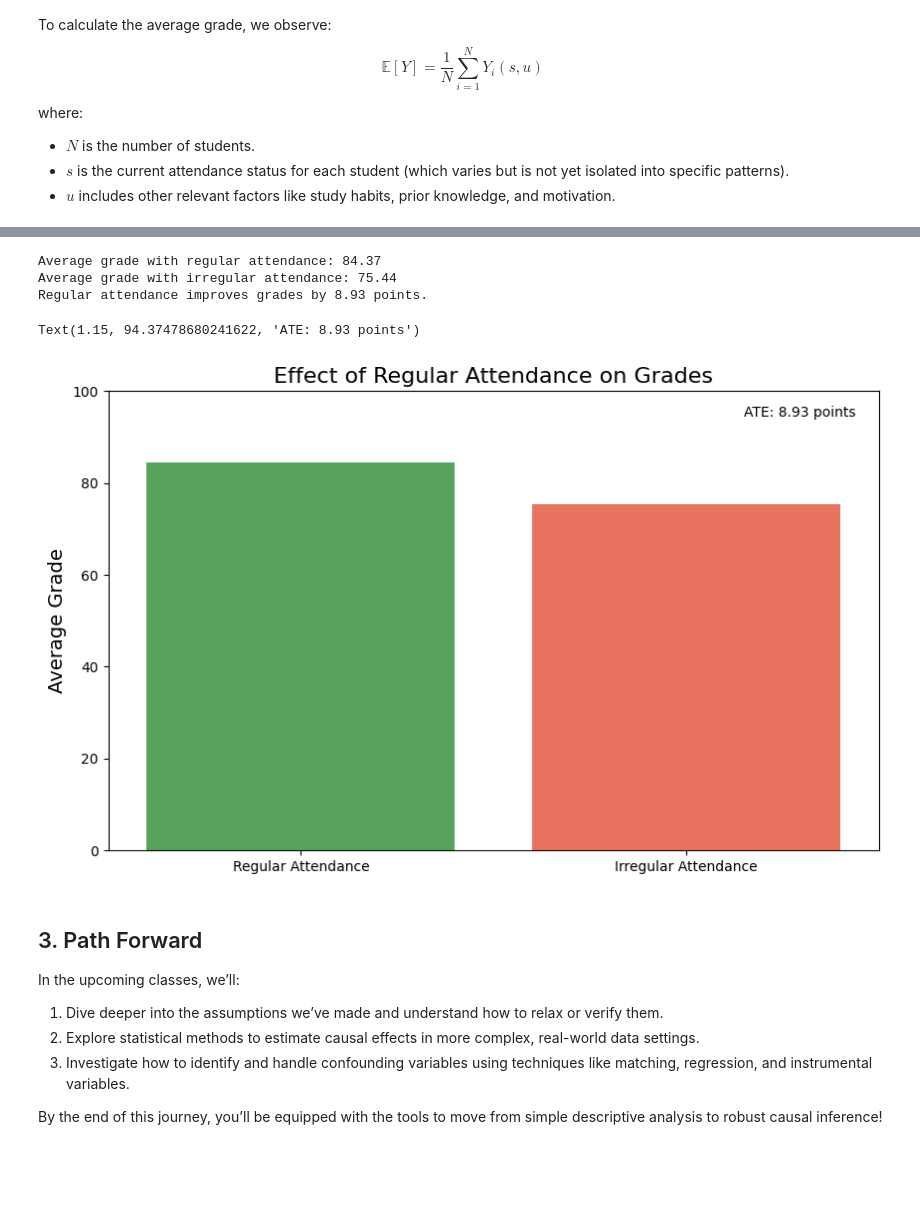
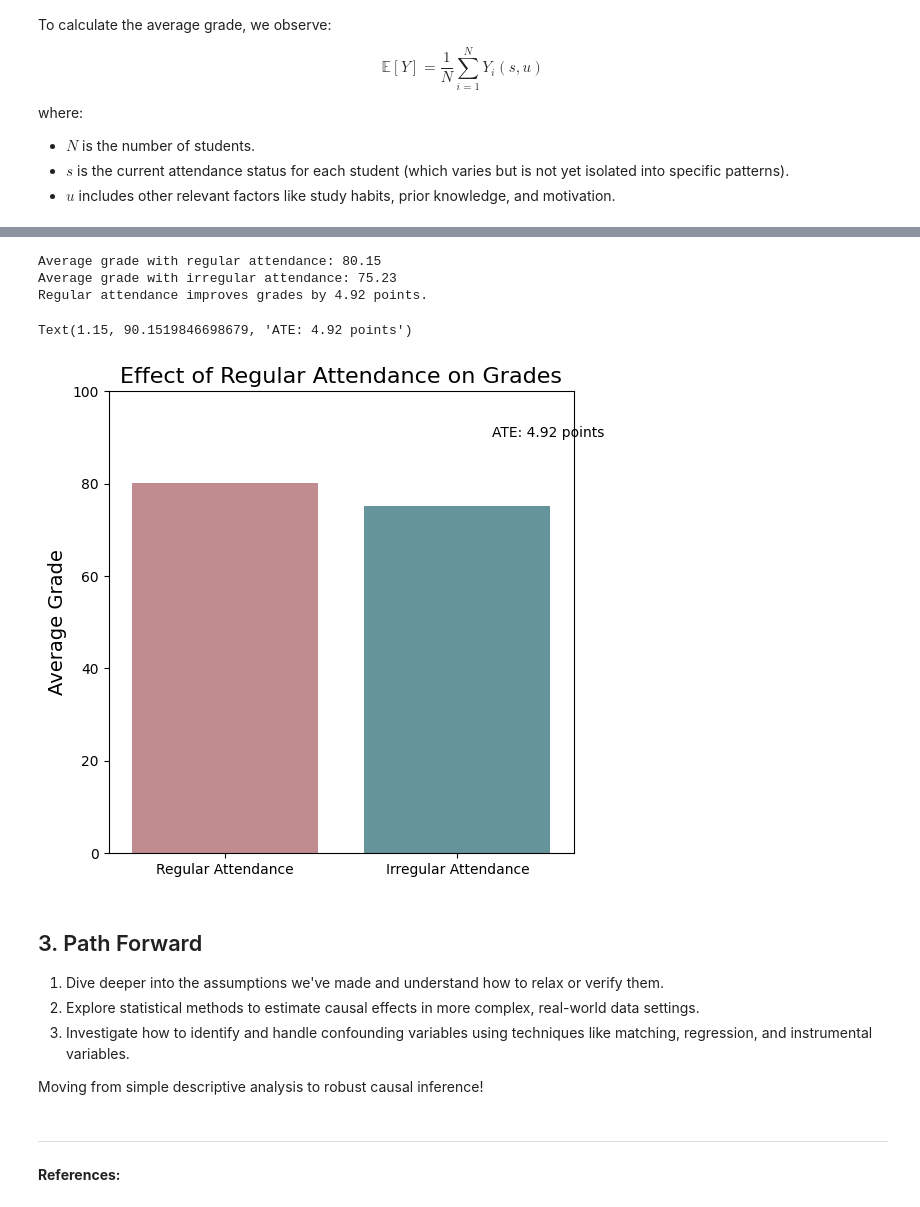
Before and after one commit to dapivei/causal-infere, a Jupyter notebook: sections/1-Introduction.ipynb, the cells around one changed output, grey strips where cells are left out. Cells and saved outputs as stored; diff of their text form; code cells hidden in the pictures; blank space fills up the shorter version.

```diff
--- a/sections/1-Introduction.ipynb
+++ b/sections/1-Introduction.ipynb
@@ -49,13 +63,12 @@ For learning purposes, let's simulate grades based on a normal distribution. Thi
+# %%
+# Setting a random seed for reproducibility
+np.random.seed(42)
+
+# Parameters
+students = 1000
+mean_grade = 75
+std_grade = 12
 # %%
-# Setting a random seed for reproducibility
-np.random.seed(42)
-
-# Parameters
-students = 300
-mean_grade = 75
-std_grade = 12
-
-
 # Simulate attendance and grades
 grades = np.random.normal(mean_grade, std_grade, students)
 attendance = np.random.binomial(1, 0.6, students)
@@ -65,7 +78,7 @@ grades = pd.DataFrame({
 })
 
 # Plot
-plt.figure(figsize=(5, 3))
-sns.kdeplot(grades['Grade'], fill=True)
+plt.figure(figsize=(6, 6))
+sns.kdeplot(grades['Grade'])
 # %% [output]
 <Axes: xlabel='Grade', ylabel='Density'>
@@ -126,6 +137,7 @@ to estimate this effect by comparing the average grades for students in the regu
 # Simulations
 attend_effect = 10
 attendance = np.random.binomial(1, 0.5, students)
+grades = grades['Grade']
 grades_attend = grades + attendance * attend_effect
 grades_nattend = grades
 
@@ -148,7 +172,7 @@ attend.head(5)
 # %%
 # Calculate average grades for each state
-avg_reg = attend[attend['Attendance'] == 1]['Grade_With_Attendance'].mean()
-avg_irr = attend[attend['Attendance'] == 0]['Grade_Without_Attendance'].mean()
+avg_reg = attend['Grade_With_Attendance'].mean()
+avg_irr = attend['Grade_Without_Attendance'].mean()
 
 # Calculate the causal effect
 ate = avg_reg - avg_irr
@@ -158,32 +182,35 @@ print(f"Average grade with regular attendance: {avg_reg:.2f}")
 print(f"Average grade with irregular attendance: {avg_irr:.2f}")
 print(f"Regular attendance improves grades by {ate:.2f} points.")
 # %% [output]
-Average grade with regular attendance: 84.37
-Average grade with irregular attendance: 75.44
-Regular attendance improves grades by 8.93 points.
+Average grade with regular attendance: 80.15
+Average grade with irregular attendance: 75.23
+Regular attendance improves grades by 4.92 points.
 # %%
 # Plotting
 labels = ['Regular Attendance', 'Irregular Attendance']
 values = [avg_reg, avg_irr]
-plt.figure(figsize=(10, 6))
+plt.figure(figsize=(6, 6))
 sns.barplot(
-    x=labels, y=values, hue=labels, palette=['#4CAF50', '#FF6347'], legend=False
+    x=labels, y=values, hue=labels, palette = ['#c98389','#5c9ba4'], legend=False
     )
 plt.title('Effect of Regular Attendance on Grades', fontsize=16)
 plt.ylabel('Average Grade', fontsize=14)
 plt.ylim(0, 100)
 plt.annotate(
     f'ATE: {ate:.2f} points', xy=(0.95, avg_reg), xytext=(1.15, avg_reg + 10)
     )
 # %% [output]
-Text(1.15, 94.37478680241622, 'ATE: 8.93 points')
+Text(1.15, 90.1519846698679, 'ATE: 4.92 points')
-[figure, old version]
+[figure, new version]
 # %% [markdown]
 ## 3. Path Forward
 
-In the upcoming classes, we’ll:
-1. Dive deeper into the assumptions we’ve made and understand how to relax or verify them.
+1. Dive deeper into the assumptions we've made and understand how to relax or verify them.
 2. Explore statistical methods to estimate causal effects in more complex, real-world data settings.
 3. Investigate how to identify and handle confounding variables using techniques like matching, regression, and instrumental variables.
 
-By the end of this journey, you’ll be equipped with the tools to move from simple descriptive analysis to robust causal inference!
+Moving from simple descriptive analysis to robust causal inference!
+# %% [markdown]
+---
+
+**References:**
```
Also changed, not shown: parts of 17 cells of this notebook.
